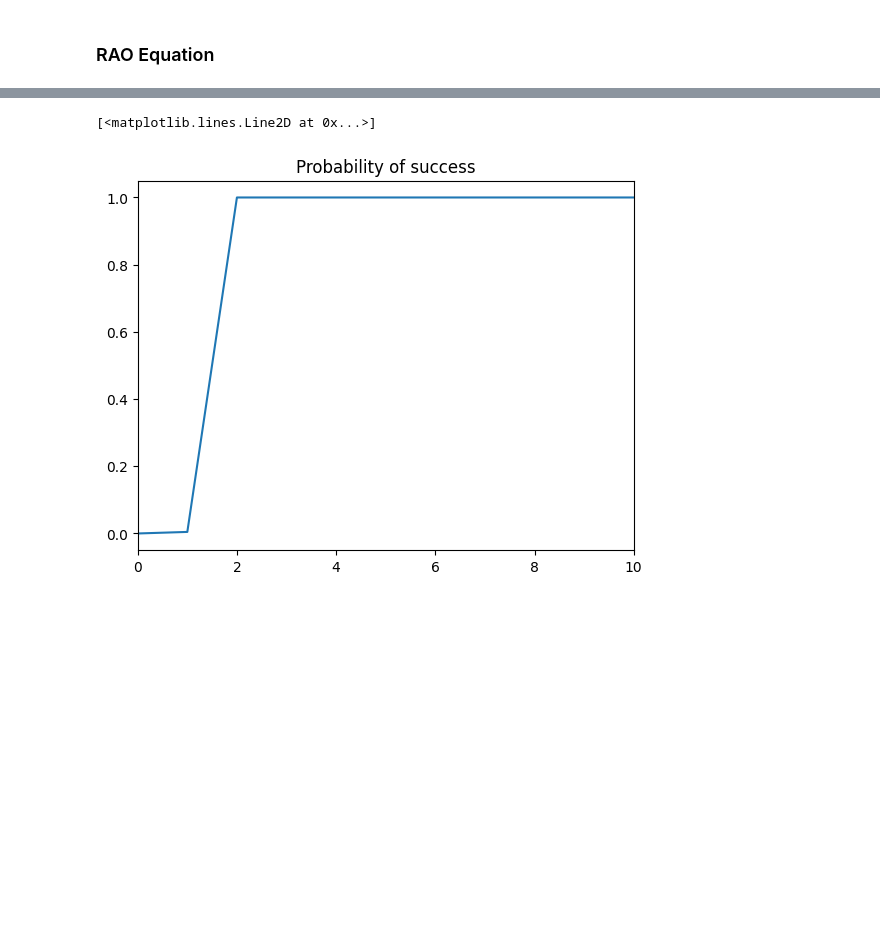
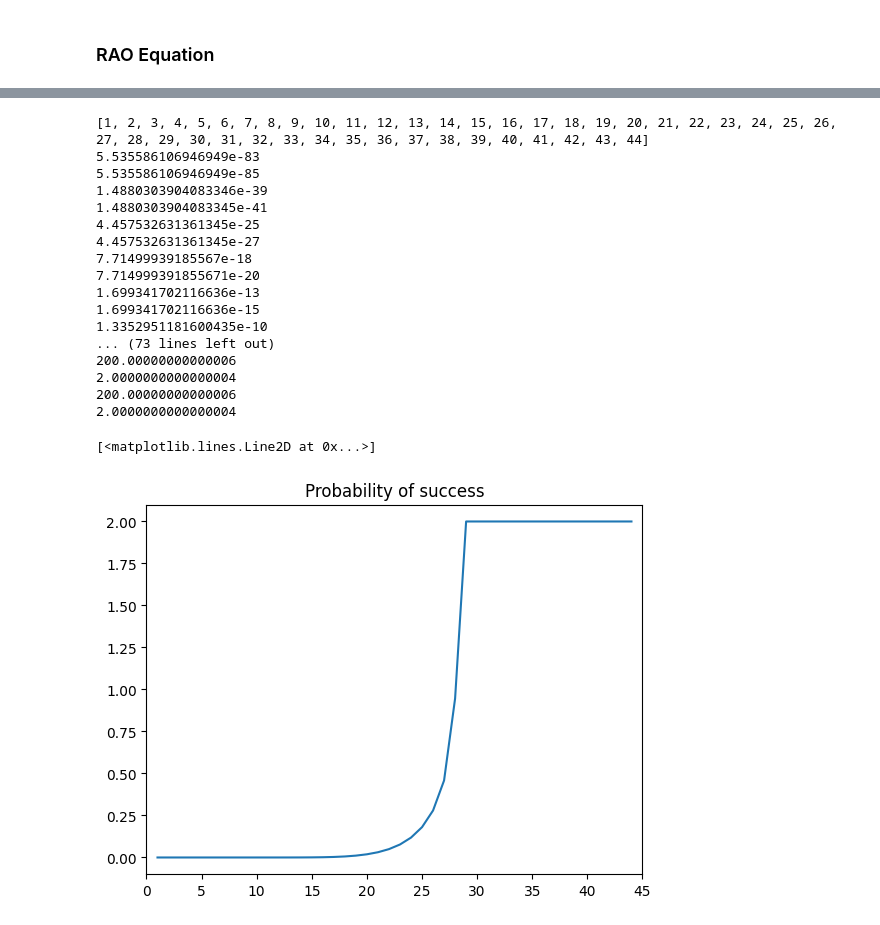
Before and after one commit to bmw-ece-ntust/internship, a Jupyter notebook: Study Notes/One Shot RA/simulation.ipynb, the cells around one changed output, grey strips where cells are left out. Cells and saved outputs as stored; diff of their text form; code cells hidden in the pictures; blank space fills up the shorter version.

```diff
--- a/Study Notes/One Shot RA/simulation.ipynb
+++ b/Study Notes/One Shot RA/simulation.ipynb
@@ -49,44 +66,63 @@ def successP2(k,n):
 ### RAO Equation
 # %%
 
-# NCi= N - K*np.exp(-K/N) - N1*np.exp(-K/N)
 
 plt.title('Plot Performance metric approximation')
 
 for N in [3]:
     i = N*1000
     k0 = N*10
     K = np.linspace(0, k0, i)
     #print(K)
     NSi1 = NSi(K, N)  # Compute NS1 inside the loop
     #print(NSi1)
     NCi1 = NCi(K, N)  # Compute NS1 inside the loop
     plt.plot(K/N, NSi1/N, label=f'Equation 4')
     plt.plot(K/N, NCi1/N, label=f'Equation 5')
     plt.xlim(0, 10)
 
 
 
 ### Plot the success probability
 plt.show()
-i_max = 100
-k0 = 10
-input_list = list(range(45))
+i_max = 200
+k0 = 100
+input_list = list(range(1,45))
+print(input_list)
 
 plist = np.zeros(len(input_list))
 for i in input_list:
-    if i != 0:
-        K = k_array(k0, i, i_max)
+        K = k_array(i_max, i, i_max)
         NSi3 = NSi(K, i)  # Compute NS1 inside the loop
+        #plt.plot(K/N, NSi3/N, label=f'Equation 4')
+
+        print(NSi3.sum())
         Psuccess = NSi3.sum()/k0
-        plist[i] = Psuccess
+        print(Psuccess)
+        plist[i-1] = Psuccess
 
 
 plt.title('Probability of success')
-plt.xlim (0,10)
-
+plt.xlim(0,45)
 plt.plot(input_list, plist, label=f'Equation 6')
 # %% [output]
 [figure]
-[<matplotlib.lines.Line2D at 0x...>]
+[1, 2, 3, 4, 5, 6, 7, 8, 9, 10, 11, 12, 13, 14, 15, 16, 17, 18, 19, 20, 21, 22, 23, 24, 25, 26, 27, 28, 29, 30, 31, 32, 33, 34, 35, 36, 37, 38, 39, 40, 41, 42, 43, 44]
+5.535586106946949e-83
+5.535586106946949e-85
+1.4880303904083346e-39
+1.4880303904083345e-41
+4.457532631361345e-25
+4.457532631361345e-27
+7.71499939185567e-18
+7.714999391855671e-20
+1.699341702116636e-13
+1.699341702116636e-15
+1.3352951181600435e-10
+... (73 lines left out)
+200.00000000000006
+2.0000000000000004
+200.00000000000006
+2.0000000000000004
+[<matplotlib.lines.Line2D at 0x...>]
-[figure, old version]
+[figure, new version]
```
Also changed, not shown: parts of 2 cells of this notebook, 2 other files.
